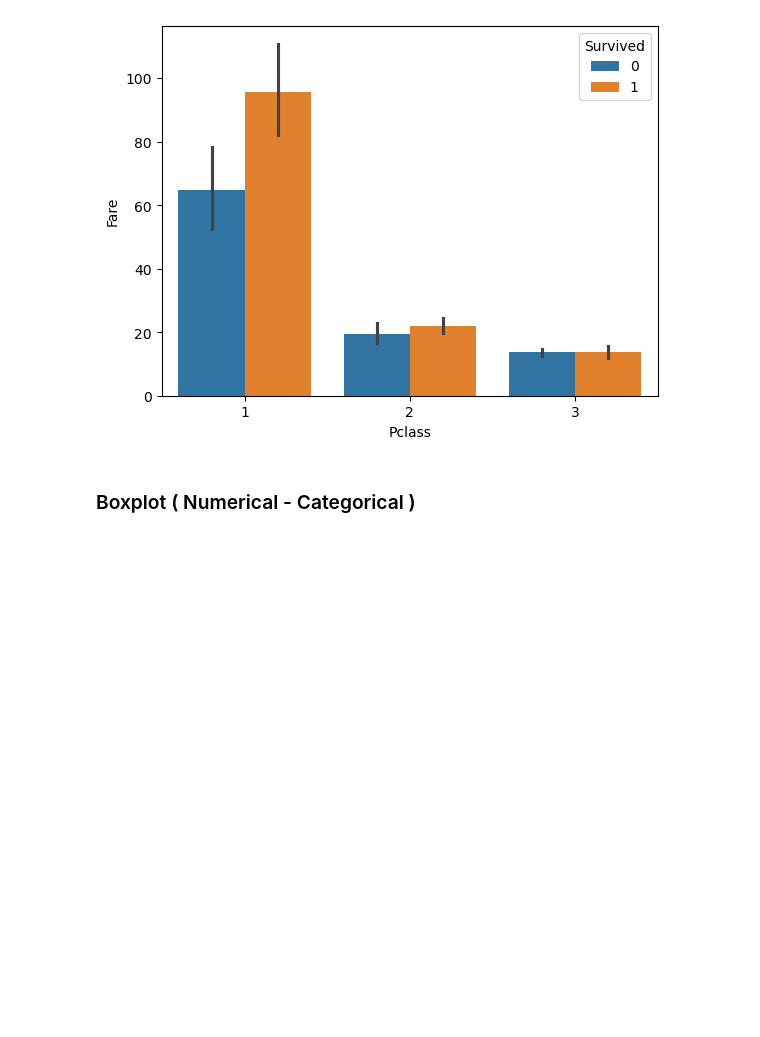
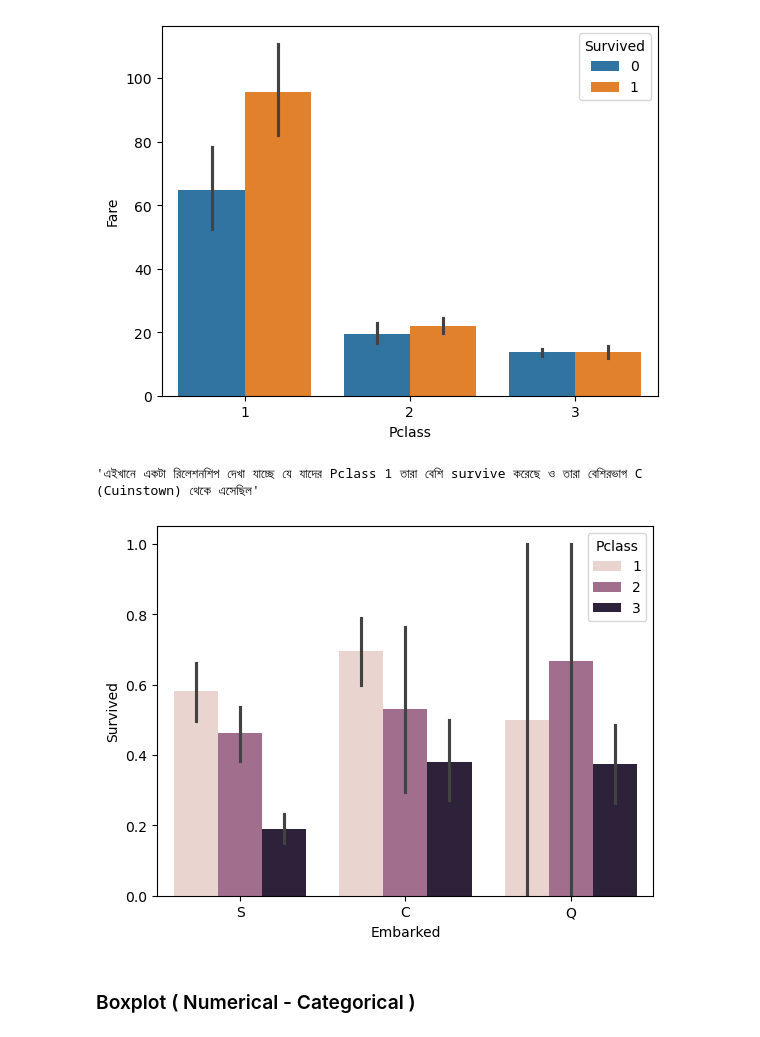
Before and after one commit to tanvir-sec15/Machine_Learning, a Jupyter notebook: Multivariate Analysis.ipynb, the cells around one changed output. Cells and saved outputs as stored; diff of their text form; code cells hidden in the pictures; blank space fills up the shorter version.

```diff
--- a/Multivariate Analysis.ipynb
+++ b/Multivariate Analysis.ipynb
@@ -49,6 +49,13 @@ sns.barplot(x='Pclass',y='Fare',data=titanic,hue='Survived')
 # %% [output]
 <Axes: xlabel='Pclass', ylabel='Fare'>
 [figure]
+# %%
+sns.barplot(x='Embarked',y='Survived',data=titanic,hue='Pclass')
+
+'''এইখানে একটা রিলেশনশিপ দেখা যাচ্ছে যে যাদের Pclass 1 তারা বেশি survive করেছে ও তারা বেশিরভাগ C (Cuinstown) থেকে এসেছিল'''
+# %% [output]
+'এইখানে একটা রিলেশনশিপ দেখা যাচ্ছে যে যাদের Pclass 1 তারা বেশি survive করেছে ও তারা বেশিরভাগ C (Cuinstown) থেকে এসেছিল'
+[figure, added]
 # %% [markdown]
 ### Boxplot ( Numerical - Categorical )
 # %%
```
Also changed, not shown: parts of 9 cells of this notebook.
